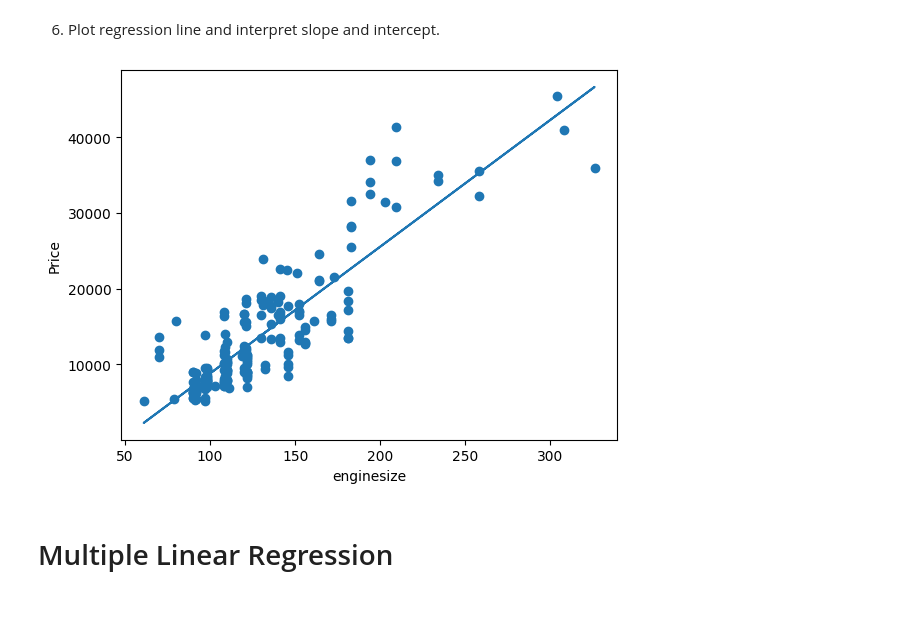
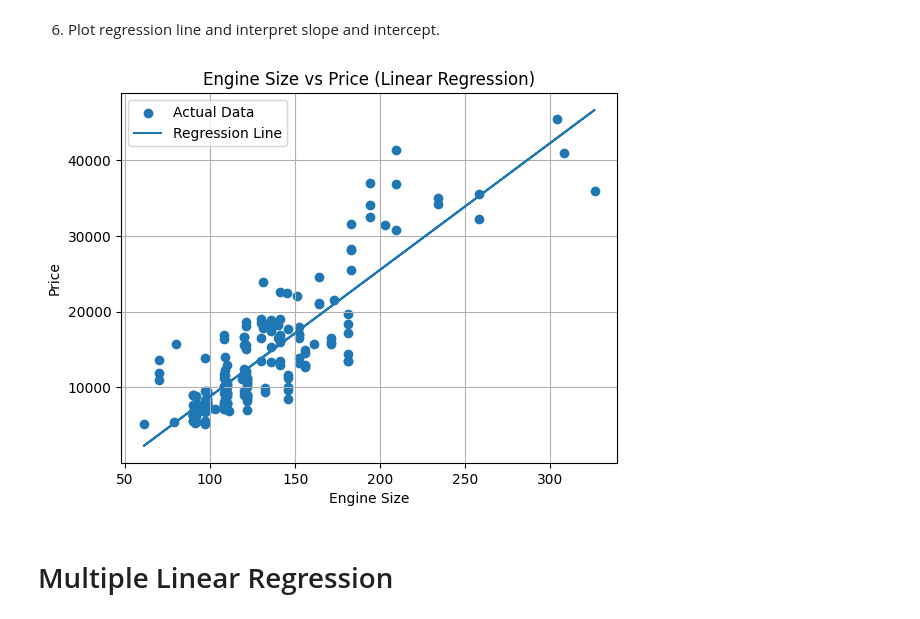
Before and after one commit to alokpatel0172-cyber/alok-patel, a Jupyter notebook: CarPricePrediction.ipynb, the cells around one changed output. Drawn from its saved outputs; the diff is of its cells as text; code cells hidden in the pictures.

```diff
--- a/CarPricePrediction.ipynb
+++ b/CarPricePrediction.ipynb
@@ -127,14 +127,33 @@ simple_model.fit(X, y)
 LinearRegression()
 # %% [markdown]
 6. Plot regression line and interpret slope and intercept.
-# %%
-plt.scatter(X, y)
-plt.plot(X, simple_model.predict(X))
-plt.xlabel("enginesize")
-plt.ylabel("Price")
-plt.show()
-# %% [output]
-[figure, removed]
+# %%
+import matplotlib.pyplot as plt
+import pandas as pd
+from sklearn.linear_model import LinearRegression
+
+
+df = pd.read_csv(list(uploaded.keys())[0])
+
+X = df[['enginesize']]
+y = df['price']
+
+simple_model = LinearRegression()
+simple_model.fit(X, y)
+
+plt.scatter(X, y, marker='o', label="Actual Data")
+plt.plot(X, simple_model.predict(X), label="Regression Line")
+
+plt.xlabel("Engine Size")
+plt.ylabel("Price")
+plt.title("Engine Size vs Price (Linear Regression)")
+
+plt.legend()
+plt.grid(True)
+
+plt.show()
+# %% [output]
+[figure, added]
 # %% [markdown]
 # Multiple Linear Regression
 # %% [markdown]
```
Also changed, not shown: parts of 1 cell of this notebook.
